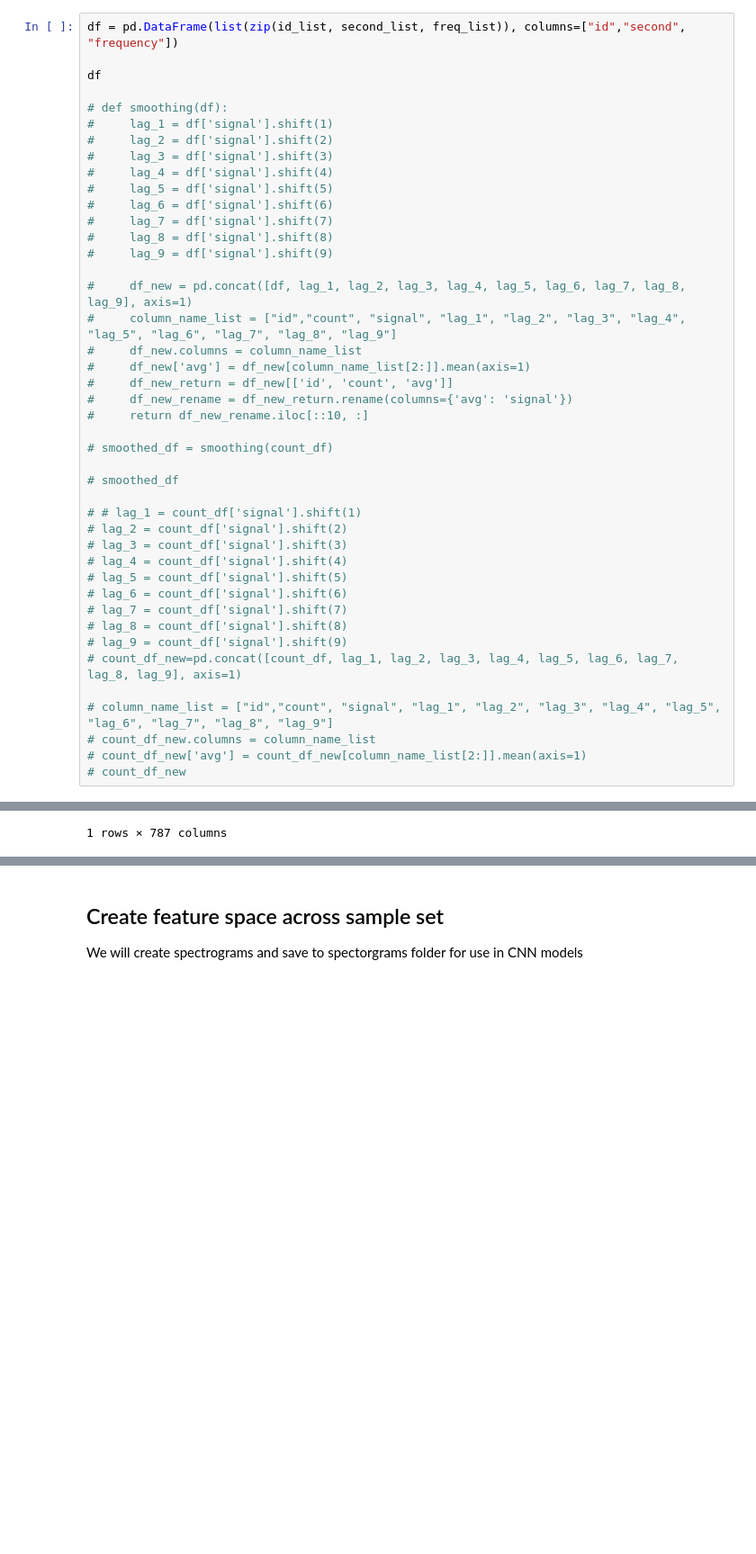
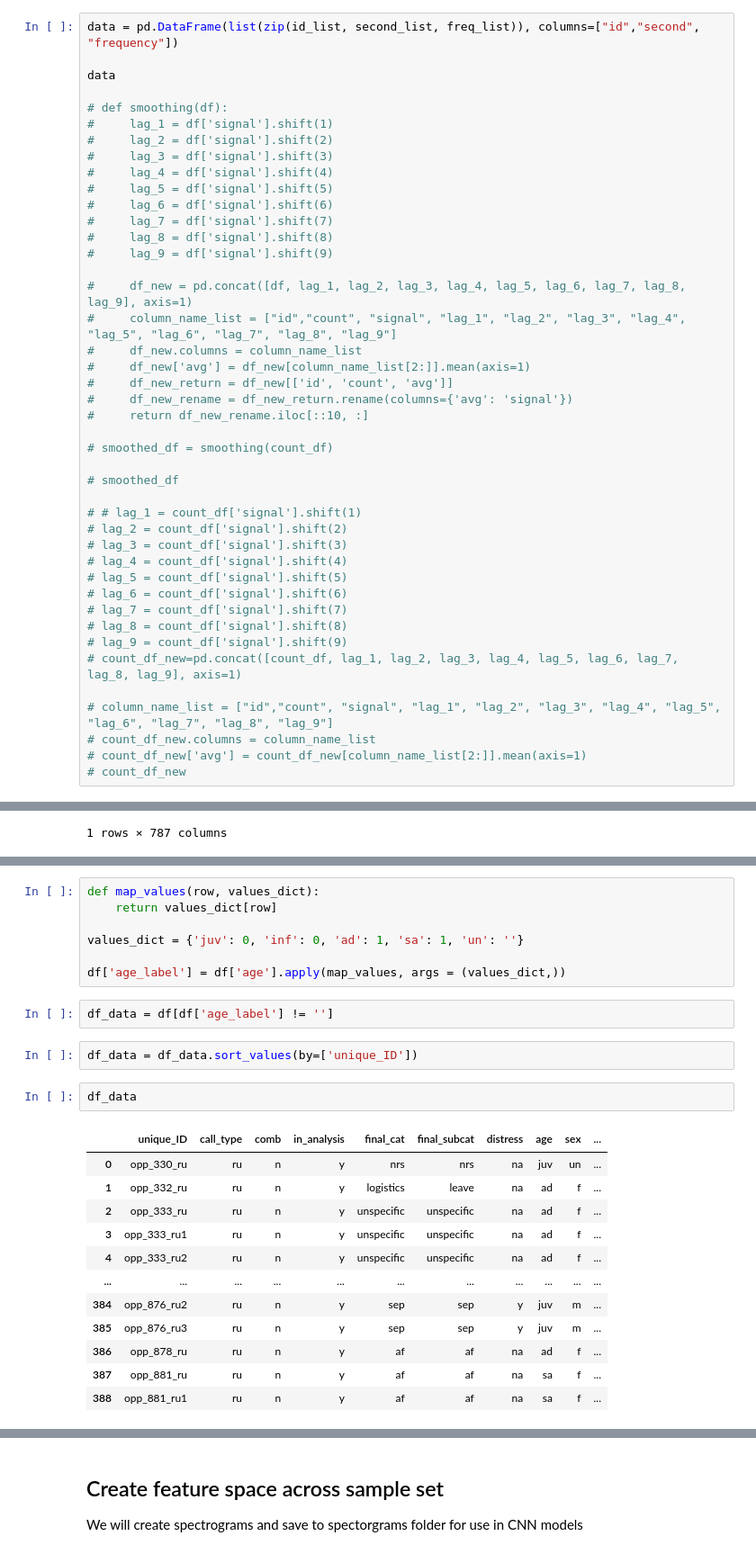
Before and after one commit to karmatarap/capstone_project, a Jupyter notebook: notebooks/TSFresh_analysis.ipynb, the cells around one changed output, grey strips where cells are left out. Shown at 90% size. Saved outputs shown, nothing was run; the diff lists cells and outputs as text; blank space fills up the shorter version.

```diff
--- a/notebooks/TSFresh_analysis.ipynb
+++ b/notebooks/TSFresh_analysis.ipynb
@@ -170,9 +169,9 @@ for i in range(len(time_list)):
     second_list.append(time_list[i])
     id_list.append('opp_329_ro.wav')
 # %%
-df = pd.DataFrame(list(zip(id_list, second_list, freq_list)), columns=["id","second", "frequency"])
+data = pd.DataFrame(list(zip(id_list, second_list, freq_list)), columns=["id","second", "frequency"])
 
-df
+data
 
 # def smoothing(df):
 #     lag_1 = df['signal'].shift(1)
@@ -240,0 +248,26 @@ extracted_features
+# %%
+def map_values(row, values_dict):
+    return values_dict[row]
+
+values_dict = {'juv': 0, 'inf': 0, 'ad': 1, 'sa': 1, 'un': ''}
+
+df['age_label'] = df['age'].apply(map_values, args = (values_dict,))
+# %%
+df_data = df[df['age_label'] != '']
+# %%
+df_data = df_data.sort_values(by=['unique_ID'])
+# %%
+df_data
+# %% [output]
+|  | unique_ID | call_type | comb | in_analysis | final_cat | final_subcat | distress | age | sex | ... |
+| 0 | opp_330_ru | ru | n | y | nrs | nrs | na | juv | un | ... |
+| 1 | opp_332_ru | ru | n | y | logistics | leave | na | ad | f | ... |
+| 2 | opp_333_ru | ru | n | y | unspecific | unspecific | na | ad | f | ... |
+| 3 | opp_333_ru1 | ru | n | y | unspecific | unspecific | na | ad | f | ... |
+| 4 | opp_333_ru2 | ru | n | y | unspecific | unspecific | na | ad | f | ... |
+| ... | ... | ... | ... | ... | ... | ... | ... | ... | ... | ... |
+| 384 | opp_876_ru2 | ru | n | y | sep | sep | y | juv | m | ... |
+| 385 | opp_876_ru3 | ru | n | y | sep | sep | y | juv | m | ... |
+| 386 | opp_878_ru | ru | n | y | af | af | na | ad | f | ... |
+| 387 | opp_881_ru | ru | n | y | af | af | na | sa | f | ... |
+| 388 | opp_881_ru1 | ru | n | y | af | af | na | sa | f | ... |
```
Also changed, not shown: parts of 33 cells of this notebook, 1 other file.
